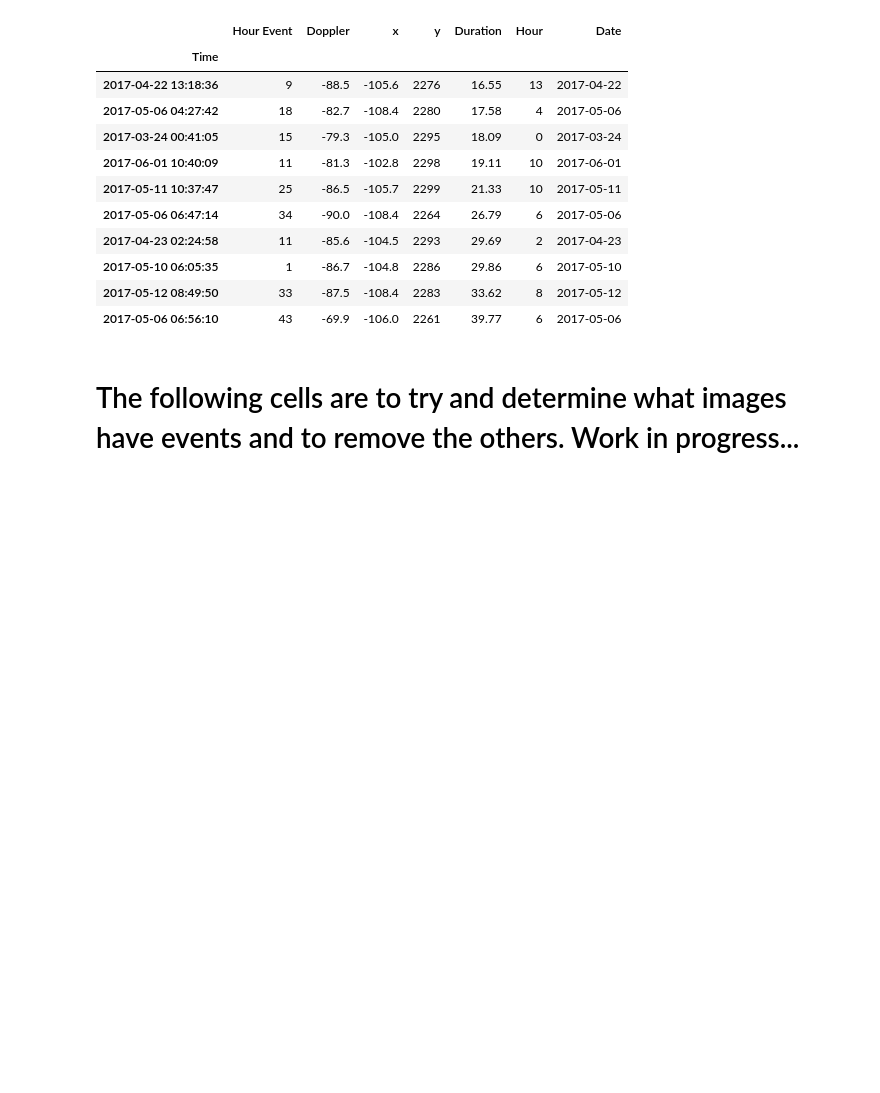
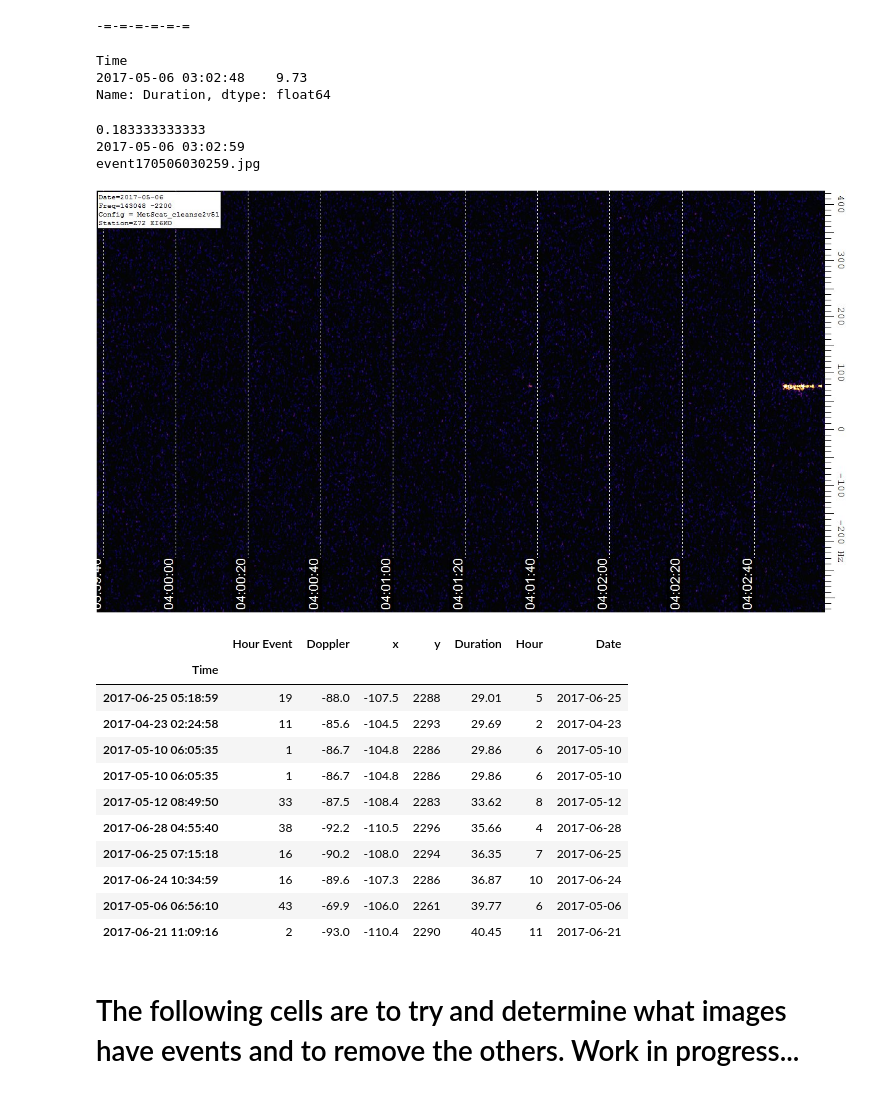
Before and after one commit to albertw/astronomy-notebooks, a Jupyter notebook: Meteor Data Processing.ipynb, the cells around one changed output. Cells and saved outputs as stored; diff of their text form; code cells hidden in the pictures; blank space fills up the shorter version.

```diff
--- a/Meteor Data Processing.ipynb
+++ b/Meteor Data Processing.ipynb
@@ -148,17 +156,0 @@ df2.plot(x='Time', y='Doppler', style=".")
-# %%
-# Times of the longest events
-df.sort_values(['Duration'], inplace=True)
-df[-10:]
-# %% [output]
-|  | Hour Event | Doppler | x | y | Duration | Hour | Date |
-| Time |  |  |  |  |  |  |  |
-| 2017-04-22 13:18:36 | 9 | -88.5 | -105.6 | 2276 | 16.55 | 13 | 2017-04-22 |
-| 2017-05-06 04:27:42 | 18 | -82.7 | -108.4 | 2280 | 17.58 | 4 | 2017-05-06 |
-| 2017-03-24 00:41:05 | 15 | -79.3 | -105.0 | 2295 | 18.09 | 0 | 2017-03-24 |
-| 2017-06-01 10:40:09 | 11 | -81.3 | -102.8 | 2298 | 19.11 | 10 | 2017-06-01 |
-| 2017-05-11 10:37:47 | 25 | -86.5 | -105.7 | 2299 | 21.33 | 10 | 2017-05-11 |
-| 2017-05-06 06:47:14 | 34 | -90.0 | -108.4 | 2264 | 26.79 | 6 | 2017-05-06 |
-| 2017-04-23 02:24:58 | 11 | -85.6 | -104.5 | 2293 | 29.69 | 2 | 2017-04-23 |
-| 2017-05-10 06:05:35 | 1 | -86.7 | -104.8 | 2286 | 29.86 | 6 | 2017-05-10 |
-| 2017-05-12 08:49:50 | 33 | -87.5 | -108.4 | 2283 | 33.62 | 8 | 2017-05-12 |
-| 2017-05-06 06:56:10 | 43 | -69.9 | -106.0 | 2261 | 39.77 | 6 | 2017-05-06 |
@@ -165,3 +159,57 @@ df[-10:]
+# %%
+# Times of the longest events
+df.sort_values(['Duration'], inplace=True)
+DIR="/Users/albertw/Dropbox/MeteorEvents/screenshots/"
+
+files = os.listdir(DIR)
+filemap = {}
+for file in files:
+    yy = int(file[5:7])
+    MM = int(file[7:9])
+    dd = int(file[9:11])
+    hh = int(file[11:13])
+    mm = int(file[13:15])
+    ss = int(file[15:17])
+    timestamp = datetime(2000 + yy, MM, dd,hh,mm,ss)
+    filemap[timestamp]=file
+
+for longevent in df[-100:].index:
+    laterfiles = [x for x in filemap.keys() if x > longevent]
+    if not laterfiles:
+        continue
+    earlistfile = min(laterfiles)
+    if ((earlistfile - longevent).total_seconds() > IMAGETIME):
+        pass
+    else:
+        print("-=-=-=-=-=-=")
+        display(df[str(longevent)].Duration)
+        print ((earlistfile - longevent).total_seconds() / 60)
+        print earlistfile
+        print filemap[earlistfile]
+        display(Image(filename=DIR + filemap[earlistfile]))
+
+df[-10:]
+# %% [output]
+-=-=-=-=-=-=
+Time
+2017-05-06 03:02:48    9.73
+Name: Duration, dtype: float64
+0.183333333333
+2017-05-06 03:02:59
+event170506030259.jpg
+[figure, added]
+|  | Hour Event | Doppler | x | y | Duration | Hour | Date |
+| Time |  |  |  |  |  |  |  |
+| 2017-06-25 05:18:59 | 19 | -88.0 | -107.5 | 2288 | 29.01 | 5 | 2017-06-25 |
+| 2017-04-23 02:24:58 | 11 | -85.6 | -104.5 | 2293 | 29.69 | 2 | 2017-04-23 |
+| 2017-05-10 06:05:35 | 1 | -86.7 | -104.8 | 2286 | 29.86 | 6 | 2017-05-10 |
+| 2017-05-10 06:05:35 | 1 | -86.7 | -104.8 | 2286 | 29.86 | 6 | 2017-05-10 |
+| 2017-05-12 08:49:50 | 33 | -87.5 | -108.4 | 2283 | 33.62 | 8 | 2017-05-12 |
+| 2017-06-28 04:55:40 | 38 | -92.2 | -110.5 | 2296 | 35.66 | 4 | 2017-06-28 |
+| 2017-06-25 07:15:18 | 16 | -90.2 | -108.0 | 2294 | 36.35 | 7 | 2017-06-25 |
+| 2017-06-24 10:34:59 | 16 | -89.6 | -107.3 | 2286 | 36.87 | 10 | 2017-06-24 |
+| 2017-05-06 06:56:10 | 43 | -69.9 | -106.0 | 2261 | 39.77 | 6 | 2017-05-06 |
+| 2017-06-21 11:09:16 | 2 | -93.0 | -110.4 | 2290 | 40.45 | 11 | 2017-06-21 |
 # %% [markdown]
 # The following cells are to try and determine what images have events and to remove the others. Work in progress...
 # %%
```
Also changed, not shown: parts of 8 cells of this notebook.
